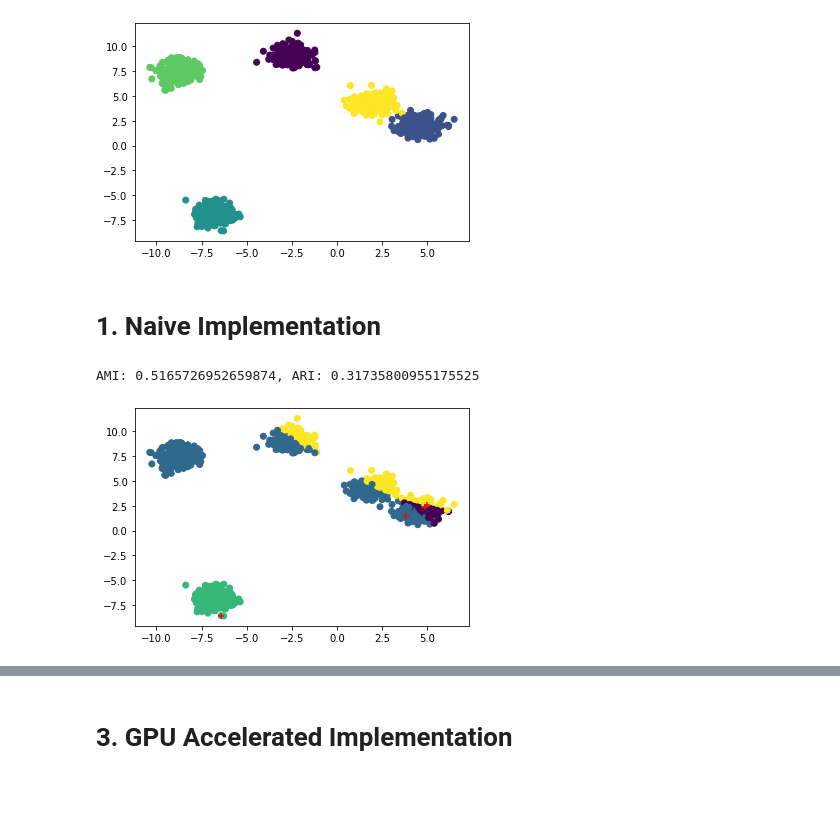
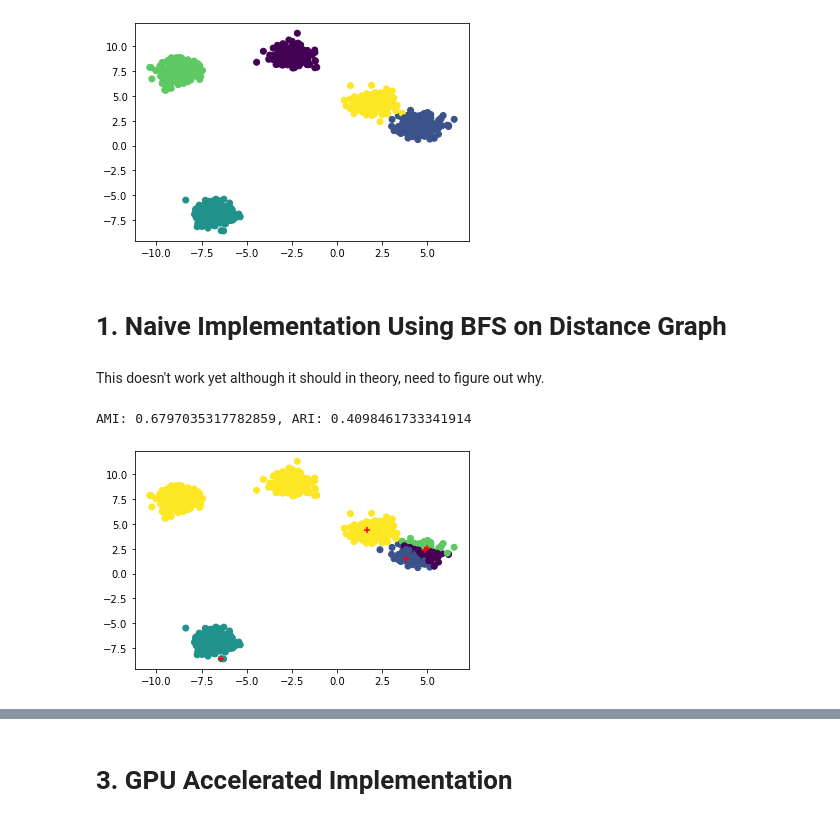
Before and after one commit to Adversarian/torch-dbscan, a Jupyter notebook: torch-dbscan.ipynb, the cells around one changed output, grey strips where cells are left out. Cells and saved outputs as stored; diff of their text form; code cells hidden in the pictures; blank space fills up the shorter version.

```diff
--- a/torch-dbscan.ipynb
+++ b/torch-dbscan.ipynb
@@ -24,23 +23,32 @@ X, y, centroids_true = make_blobs(
 plt.scatter(X[:,0], X[:,1], c=y);
 # %% [output]
 [figure]
+# %%
+class DBSCANBase:
+    def __init__(self, eps, minPts):
+        self._eps = eps
+        self._minPts = minPts
+
+    def fit(self, X):
+        pass
+
+    def score(self, X, y):
+        y_pred = self.predict(X)
+        return (AMI(y, y_pred), ARI(y, y_pred))
+
+    def predict(self, X):
+        pass
 # %% [markdown]
-# 1. Naive Implementation
+# 1. Naive Implementation Using BFS on Distance Graph
+# %% [markdown]
+This doesn't work yet although it should in theory, need to figure out why.
 # %%
-class DBSCAN:
-    def __init__(self, eps, minPts):
-        self._eps = eps
-        self._minPts = minPts
-
+class DBSCANGraphBased(DBSCANBase):
     def fit(self, X):
         self._construct_graph(X)
         self._get_clusters()
         self._get_centroids(X)
         self._cluster_outliers(X)
-
-    def score(self, X, y):
-        y_pred = self.predict(X)
-        return (AMI(y, y_pred), ARI(y, y_pred))
 
     def predict(self, X):
         y = []
@@ -111,16 +119,16 @@ class DBSCAN:
     def _distance(p1, p2):
         return np.linalg.norm(p1 - p2)
 # %%
-clusterer = DBSCAN(1, 2*X.shape[1])
+clusterer = DBSCANGraphBased(0.4, 2*X.shape[1])
 clusterer.fit(X)
 ami, ari = clusterer.score(X, y)
 print(f'AMI: {ami}, ARI: {ari}')
 y_pred = clusterer.predict(X)
 best_centroids = np.array(
     [centroid for centroid in clusterer._centroids.values()]
 )
 plt.scatter(X[:,0], X[:,1], c=y_pred);
 plt.scatter(best_centroids[:,0], best_centroids[:,1], marker='+', color='red');
 # %% [output]
-AMI: 0.5165726952659874, ARI: 0.31735800955175525
+AMI: 0.6797035317782859, ARI: 0.4098461733341914
-[figure, old version]
+[figure, new version]
```
Also changed, not shown: parts of 9 cells of this notebook.
